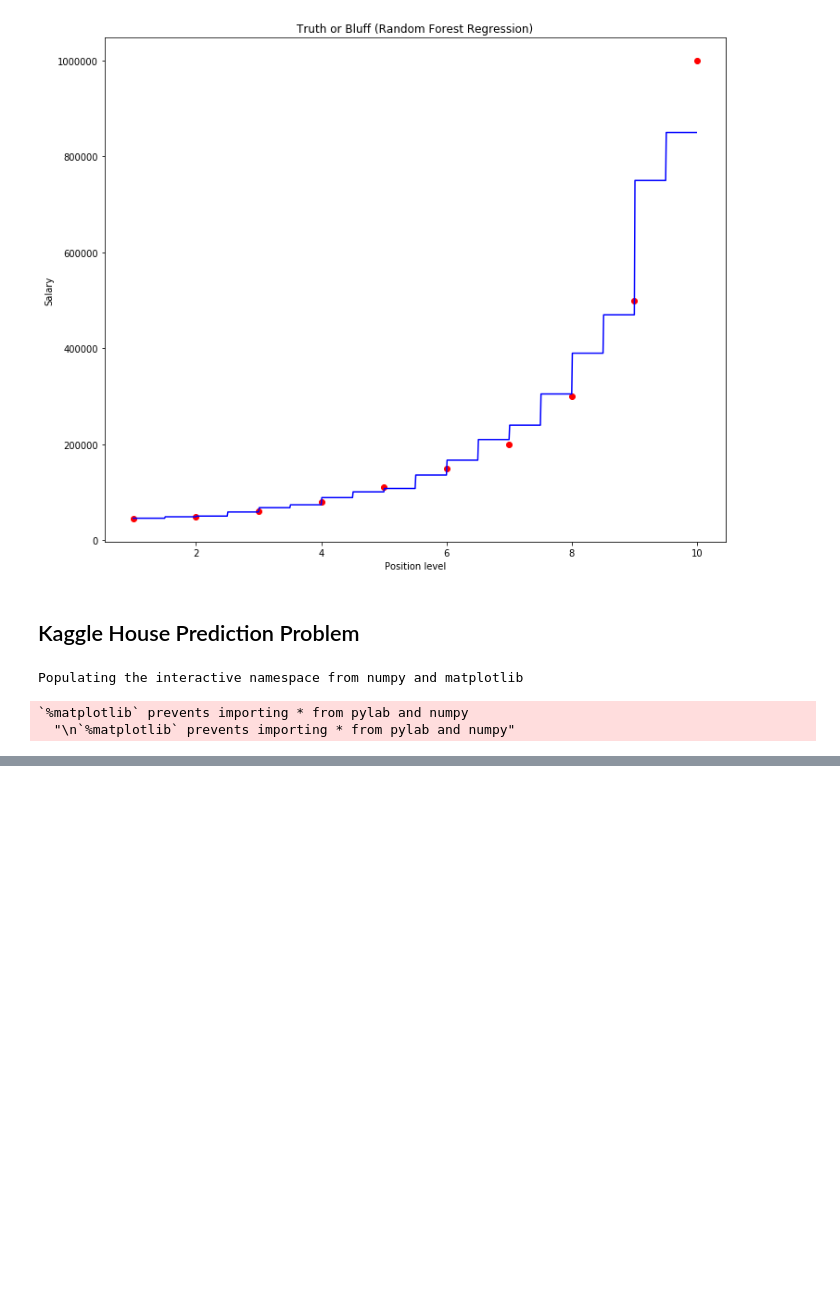
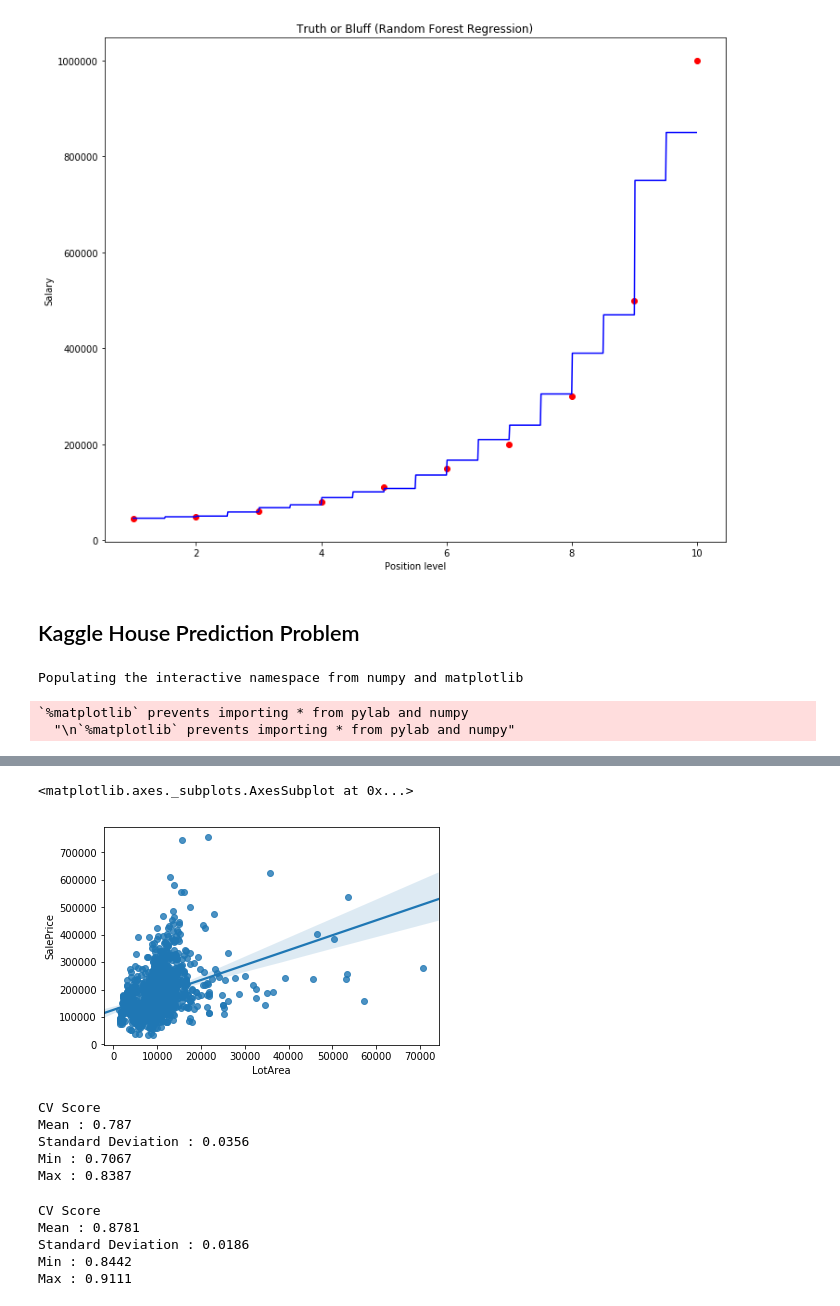
Before and after one commit to ywchiu/holintech, a Jupyter notebook: Demo20181222.ipynb, the cells around one changed output, grey strips where cells are left out. Cells and saved outputs as stored; diff of their text form; code cells hidden in the pictures; blank space fills up the shorter version.

```diff
--- a/Demo20181222.ipynb
+++ b/Demo20181222.ipynb
@@ -688,0 +798,59 @@ from sklearn.metrics import mean_squared_error
+# %%
+trainData = trainData.drop(trainData[(trainData['LotArea']>100000) & (trainData['SalePrice']<450000)].index)
+sns.regplot(x=trainData["LotArea"], y=trainData["SalePrice"])
+# %% [output]
+<matplotlib.axes._subplots.AxesSubplot at 0x...>
+[figure, added]
+# %%
+
+skipedCols = ['SalePrice', 'PoolQC','MiscFeature','Alley','Id','Fence','FireplaceQu','dataType']
+predictors = [x for x in trainData.columns if x not in skipedCols]
+
+
+le = LabelEncoder()
+for i in predictors:
+    trainData[i] = le.fit_transform(trainData[i].astype(str))
+
+from sklearn.linear_model import LinearRegression
+model1 = LinearRegression()
+kfold = KFold(n_splits=10, random_state=7)
+results = cross_val_score(model1, trainData[predictors], trainData['SalePrice'],cv=kfold)
+
+print("CV Score")
+print("Mean : {}".format(round(np.mean(results),4)))
+print("Standard Deviation : {}".format(round(np.std(results),4)))
+print("Min : {}".format(round(np.min(results),4)))
+print("Max : {}".format(round(np.max(results),4)))
+# %% [output]
+CV Score
+Mean : 0.787
+Standard Deviation : 0.0356
+Min : 0.7067
+Max : 0.8387
+# %%
+from sklearn.ensemble import RandomForestRegressor, GradientBoostingRegressor
+skipedCols = ['SalePrice', 'PoolQC','MiscFeature','Alley','Id','Fence','FireplaceQu','dataType']
+predictors = [x for x in trainData.columns if x not in skipedCols]
+
+
+le = LabelEncoder()
+for i in predictors:
+    trainData[i] = le.fit_transform(trainData[i].astype(str))
+
+seed = 7
+model1 = GradientBoostingRegressor(random_state=10)
+kfold = KFold(n_splits=10, random_state=seed)
+results = cross_val_score(model1, trainData[predictors], trainData['SalePrice'],scoring='r2', cv=kfold)
+
+### View the first model performance metrics
+print("CV Score")
+print("Mean : {}".format(round(np.mean(results),4)))
+print("Standard Deviation : {}".format(round(np.std(results),4)))
+print("Min : {}".format(round(np.min(results),4)))
+print("Max : {}".format(round(np.max(results),4)))
+# %% [output]
+CV Score
+Mean : 0.8781
+Standard Deviation : 0.0186
+Min : 0.8442
+Max : 0.9111
```
Also changed, not shown: parts of 17 cells of this notebook.
